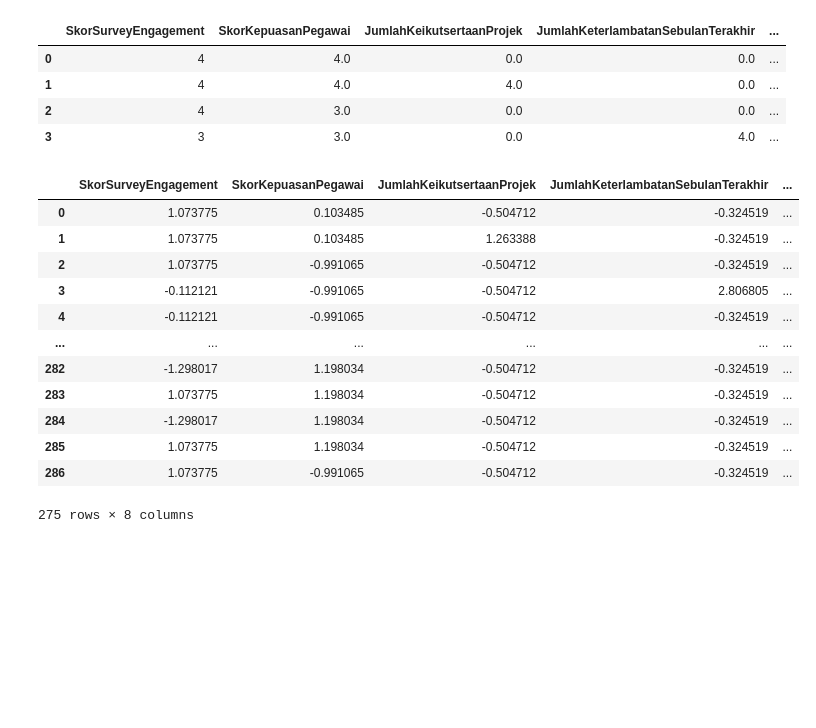
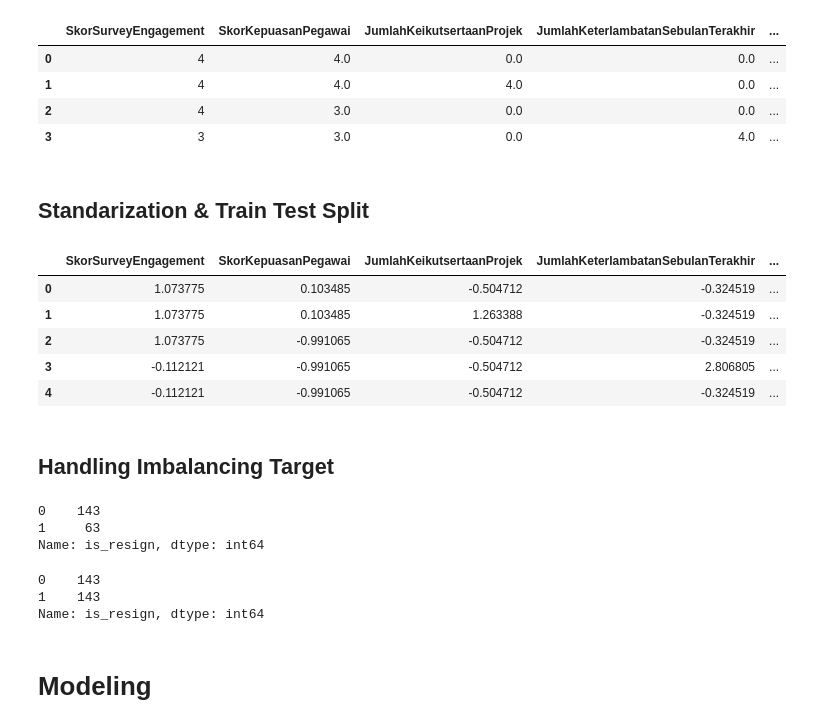
Before and after one commit to JodhiKrisantus/Improving-Employee-Retention, a Jupyter notebook: script_python.ipynb, the cells around one changed output. Saved outputs shown, nothing was run; the diff lists cells and outputs as text; code cells hidden in the pictures; blank space fills up the shorter version.

```diff
--- a/script_python.ipynb
+++ b/script_python.ipynb
@@ -614,24 +614,19 @@ df_select.head(4)
 # %%
 X = df_select.drop('is_resign', axis=1)
 y = df_select[['is_resign']]
+# %% [markdown]
+## Standarization & Train Test Split
 # %%
 from sklearn.model_selection import train_test_split
 from sklearn.preprocessing import StandardScaler
 # %%
 scaler = StandardScaler()
 X[X.columns.values] = scaler.fit_transform(X)
-X
+X.head()
 # %% [output]
 |  | SkorSurveyEngagement | SkorKepuasanPegawai | JumlahKeikutsertaanProjek | JumlahKeterlambatanSebulanTerakhir | ... |
 | 0 | 1.073775 | 0.103485 | -0.504712 | -0.324519 | ... |
 | 1 | 1.073775 | 0.103485 | 1.263388 | -0.324519 | ... |
 | 2 | 1.073775 | -0.991065 | -0.504712 | -0.324519 | ... |
 | 3 | -0.112121 | -0.991065 | -0.504712 | 2.806805 | ... |
 | 4 | -0.112121 | -0.991065 | -0.504712 | -0.324519 | ... |
-| ... | ... | ... | ... | ... | ... |
-| 282 | -1.298017 | 1.198034 | -0.504712 | -0.324519 | ... |
-| 283 | 1.073775 | 1.198034 | -0.504712 | -0.324519 | ... |
-| 284 | -1.298017 | 1.198034 | -0.504712 | -0.324519 | ... |
-| 285 | 1.073775 | 1.198034 | -0.504712 | -0.324519 | ... |
-| 286 | 1.073775 | -0.991065 | -0.504712 | -0.324519 | ... |
-275 rows × 8 columns
@@ -637,0 +635,8 @@ X
+# %% [markdown]
+## Handling Imbalancing Target
+# %%
+y_train['is_resign'].value_counts()
+# %% [output]
+0    143
+1     63
+Name: is_resign, dtype: int64
@@ -637,0 +647,8 @@ X
+# %%
+y_train['is_resign'].value_counts()
+# %% [output]
+0    143
+1    143
+Name: is_resign, dtype: int64
+# %% [markdown]
+# Modeling
```
Also changed, not shown: parts of 11 cells of this notebook.
